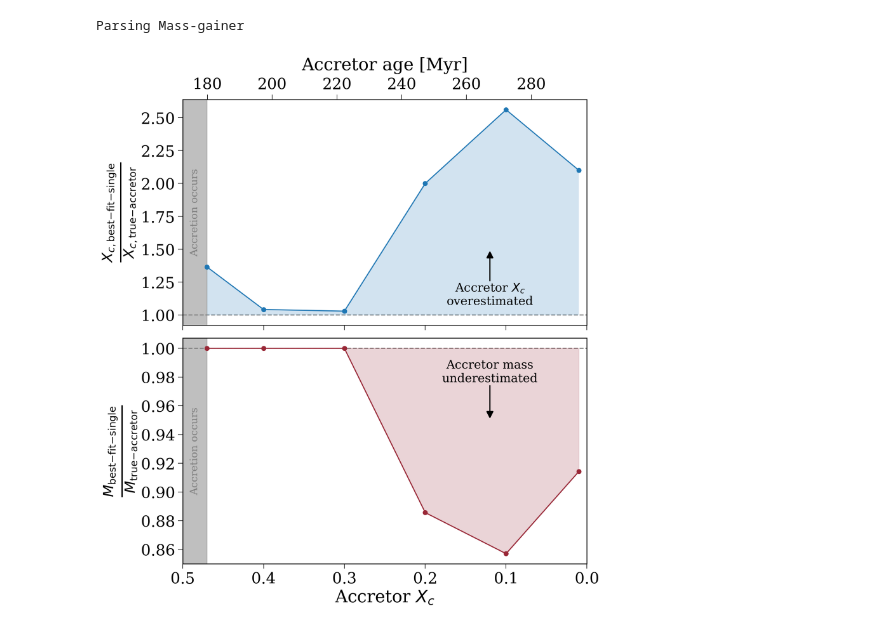
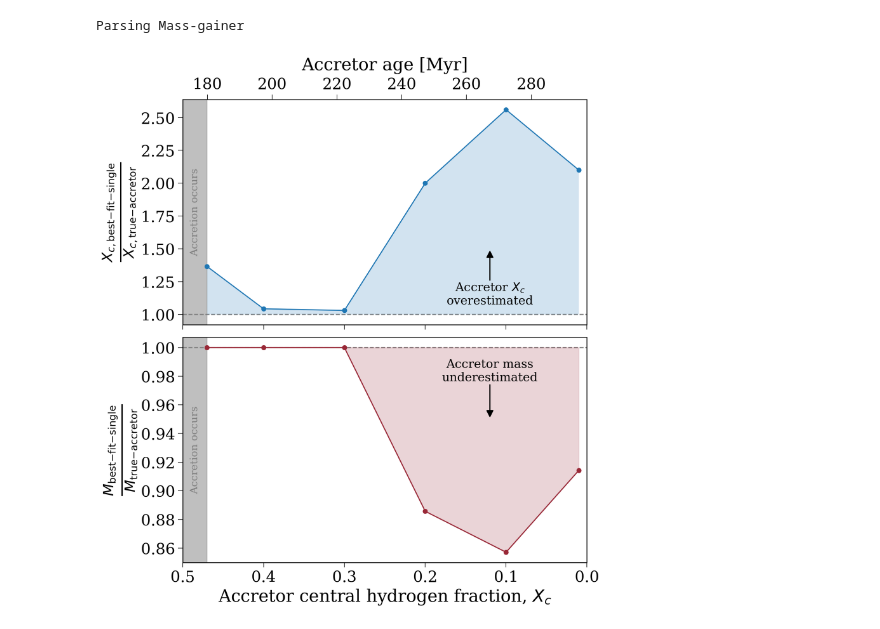
Before and after one commit to TomWagg/mass-gainer-seismology, a Jupyter notebook: notebooks/fitting.ipynb, the cells around one changed output. Saved outputs shown, nothing was run; the diff lists cells and outputs as text; code cells hidden in the pictures.

```diff
--- a/notebooks/fitting.ipynb
+++ b/notebooks/fitting.ipynb
@@ -397,32 +397,32 @@ axes[1].fill_between(true_Xcs, best_Ms / true_Ms, 1.0, alpha=0.2, color=c)
 
 for ax in axes:
     ax.axhline(1, color='grey', linestyle='--', zorder=-1)
     ax.axvspan(0.47, 0.51, color="grey", alpha=0.5)
     ylims = ax.get_ylim()
     ax.annotate("Accretion occurs", xy=(0.485, ylims[0] + (ylims[1] - ylims[0]) / 2), color="grey", fontsize=0.6 * fs, rotation=90, ha='center', va='center')
     ax.set_xlim(0.5, 0.0)
     # ax.axvline(0.0, color='grey', linestyle='--', zorder=-1)
     # ax.annotate("End of main sequence", xy=(0.0, ylims[0] + (ylims[1] - ylims[0]) / 2), color="grey", fontsize=0.4 * fs, rotation=90,
     #             ha='center', va='center', bbox=dict(boxstyle="round", color="white", pad=0.0))
 
 axes[0].annotate(r"Accretor $X_c$" + "\noverestimated", xy=(0.12, 1.25), ha="center", va="top", fontsize=0.7 * fs)
 axes[0].annotate("", xytext=(0.12, 1.25), xy=(0.12, 1.5), ha="center", va="center", arrowprops=dict(arrowstyle="-|>, head_length=0.8, head_width=0.4", color='black', lw=1.8))
 
 axes[1].annotate("Accretor mass\nunderestimated", xy=(0.12, 0.975), ha="center", va="bottom", fontsize=0.7 * fs)
 axes[1].annotate("", xytext=(0.12, 0.975), xy=(0.12, 0.95), ha="center", va="center", arrowprops=dict(arrowstyle="-|>, head_length=0.8, head_width=0.4", color='black', lw=1.8))
 
 axes[0].set_ylabel(r"$\frac{X_{c, \rm best{-}fit{-}single}}{X_{c, \rm true{-}accretor}}$", fontsize=1.2*fs)
-axes[1].set_xlabel(r"Accretor $X_c$")
+axes[1].set_xlabel(r"Accretor central hydrogen fraction, $X_c$")
 axes[1].set_ylabel(r"$\frac{M_{\rm best{-}fit{-}single}}{M_{\rm true{-}accretor}}$", fontsize=1.2*fs)
 
 secax = axes[0].secondary_xaxis('top', functions=(X_c_to_ages, ages_to_X_c))
 secax.set_xlabel(r"Accretor age [Myr]", labelpad=10)
 
 axes[0].yaxis.set_major_locator(mpl.ticker.MultipleLocator(0.25))
 axes[1].yaxis.set_major_locator(mpl.ticker.MultipleLocator(0.02))
 
 plt.savefig(f"../paper/figures/relative_estimates.pdf", format="pdf", bbox_inches="tight", dpi=300)
 
 plt.show()
 # %% [output]
-[figure, old version]
+[figure, new version]
```
Also changed, not shown: 1 other file.
